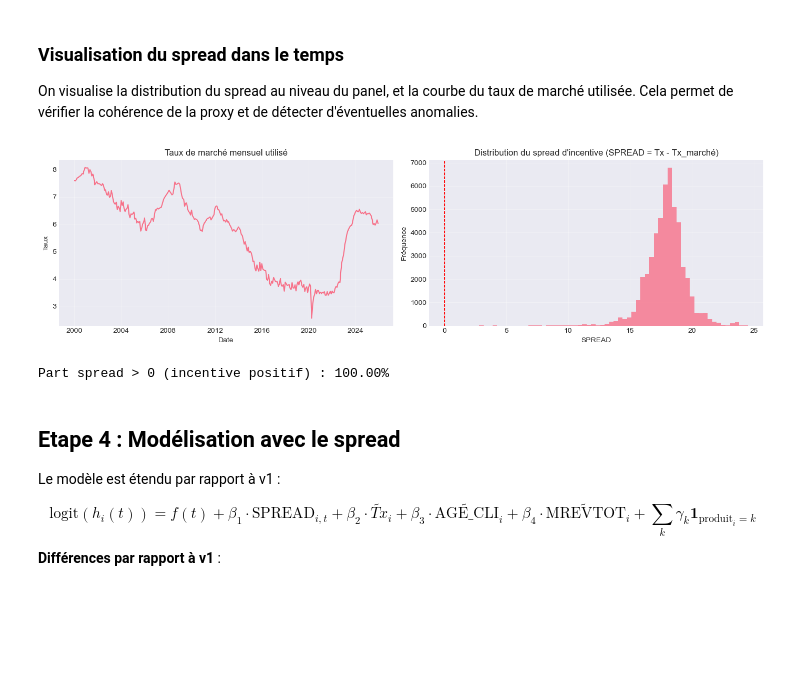
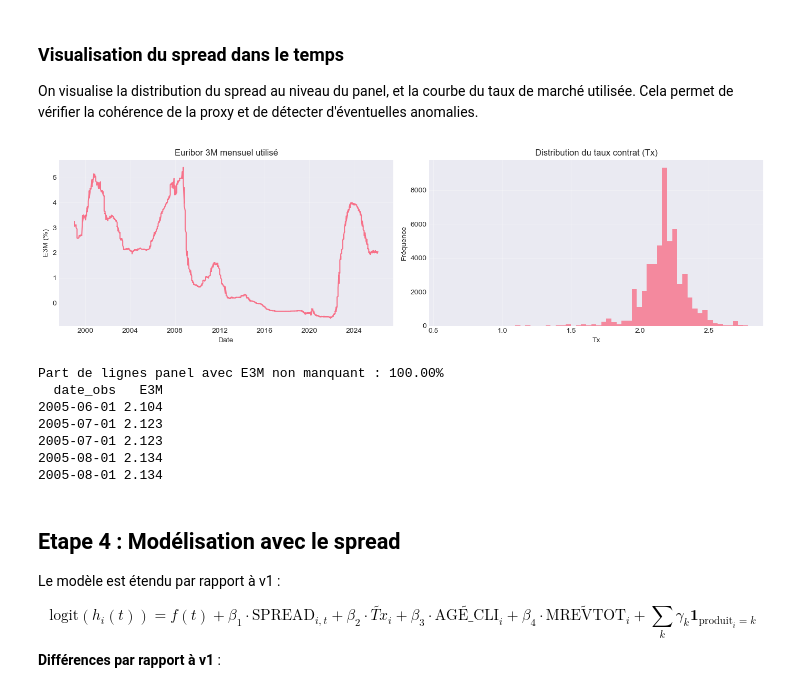
Before and after one commit to Endoresuu/PFE, a Jupyter notebook: hazard_discret_vtaux.ipynb, the cells around one changed output. Drawn from its saved outputs; the diff is of its cells as text; code cells hidden in the pictures; blank space fills up the shorter version.

```diff
--- a/hazard_discret_vtaux.ipynb
+++ b/hazard_discret_vtaux.ipynb
@@ -100,7 +100,7 @@ if "produit" in df.columns:
 if "Tx" in df.columns:
     df = df[df["Tx"] > 0]
 
-df["Tx"]=df["Tx"]*10
+df["Tx"]=df["Tx"]
 df = df.dropna(subset=["B_MAT", "B_RESMAT"])
 df["AGE_PRET"]    = (df["B_MAT"] - df["B_RESMAT"]).astype(int)
 df = df[(df["AGE_PRET"] >= 0) & (df["AGE_PRET"] <= df["B_MAT"])]
@@ -300,31 +295,39 @@ SPREAD moyen   : 17.9397  |  std : 1.5482
 
 On visualise la distribution du spread au niveau du panel, et la courbe du taux de marché utilisée. Cela permet de vérifier la cohérence de la proxy et de détecter d'éventuelles anomalies.
 # %%
+import matplotlib.pyplot as plt
+
 fig, axes = plt.subplots(1, 2, figsize=(14, 4))
 
-# Taux de marché dans le temps
-axes[0].plot(tx_marche_df["date_obs"], tx_marche_df["Tx_marche"], linewidth=1.5)
-axes[0].set_title("Taux de marché mensuel utilisé")
+# 1) Euribor 3M dans le temps
+axes[0].plot(euribor_df["date_obs"], euribor_df["E3M"], linewidth=1.5)
+axes[0].set_title("Euribor 3M mensuel utilisé")
 axes[0].set_xlabel("Date")
-axes[0].set_ylabel("Taux")
+axes[0].set_ylabel("E3M (%)")
 axes[0].grid(True, alpha=0.3)
 
-# Distribution du spread
-spread_sample = panel["SPREAD"].dropna().sample(min(50000, len(panel)), random_state=42)
-axes[1].hist(spread_sample, bins=60, edgecolor="none", alpha=0.8)
-axes[1].axvline(0, color="red", linestyle="--", linewidth=1)
-axes[1].set_title("Distribution du spread d'incentive (SPREAD = Tx - Tx_marché)")
-axes[1].set_xlabel("SPREAD")
+# 2) Distribution Tx (taux contrat transformé) sur un échantillon du panel
+tx_sample = panel["Tx"].dropna().sample(min(50000, len(panel)), random_state=42)
+axes[1].hist(tx_sample, bins=60, edgecolor="none", alpha=0.8)
+axes[1].set_title("Distribution du taux contrat (Tx)")
+axes[1].set_xlabel("Tx")
 axes[1].set_ylabel("Fréquence")
 axes[1].grid(True, alpha=0.3)
 
 plt.tight_layout()
 plt.show()
 
-print(f"Part spread > 0 (incentive positif) : {(panel['SPREAD'] > 0).mean():.2%}")
+print(f"Part de lignes panel avec E3M non manquant : {(~panel['E3M'].isna()).mean():.2%}")
+print(panel[["date_obs", "E3M"]].dropna().head(5).to_string(index=False))
 # %% [output]
-[figure, old version]
+[figure, new version]
-Part spread > 0 (incentive positif) : 100.00%
+Part de lignes panel avec E3M non manquant : 100.00%
+  date_obs   E3M
+2005-06-01 2.104
+2005-07-01 2.123
+2005-07-01 2.123
+2005-08-01 2.134
+2005-08-01 2.134
 # %% [markdown]
 ## Etape 4 : Modélisation avec le spread
 
```
Also changed, not shown: parts of 12 cells of this notebook, 1 other file.
